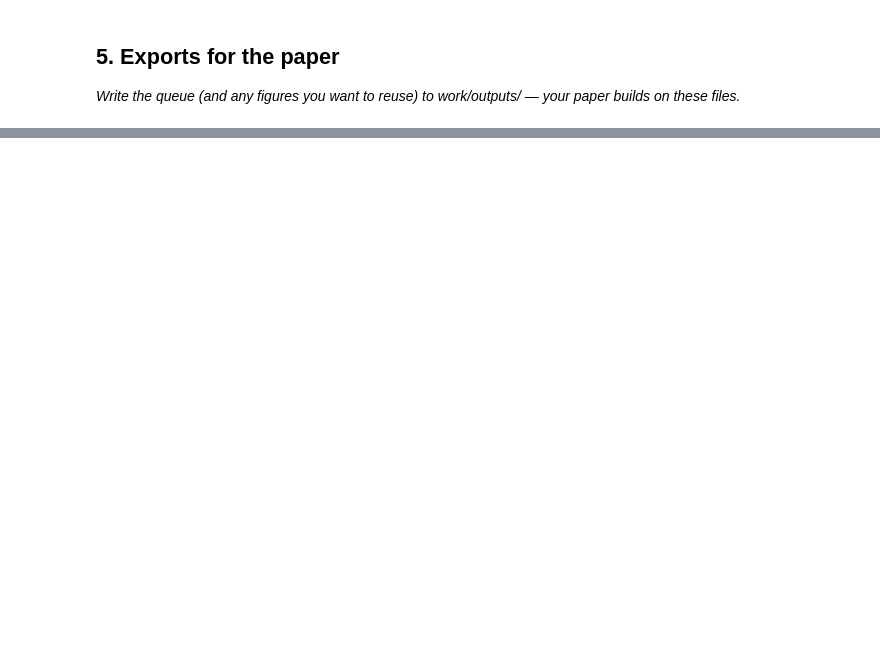
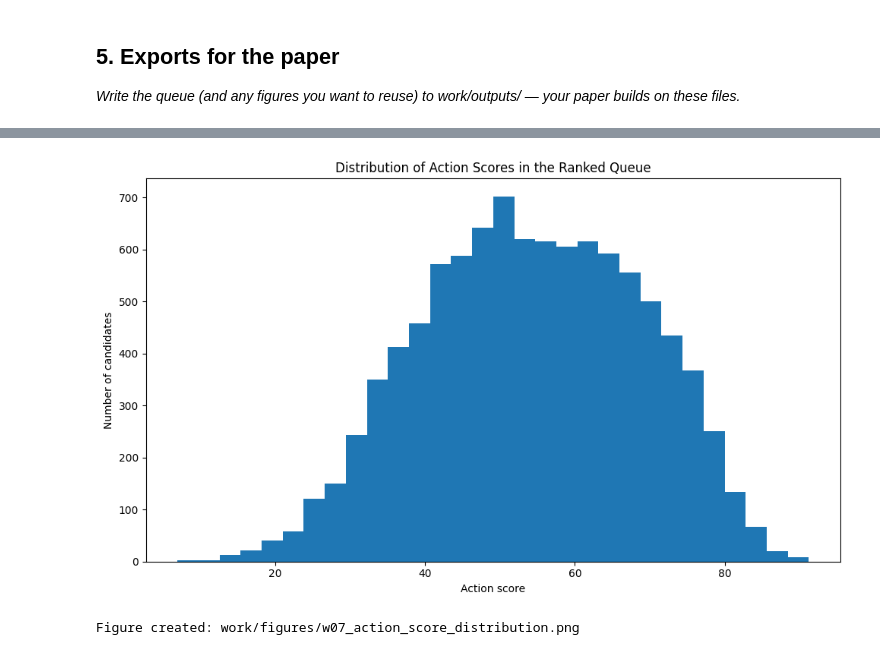
Before and after one commit to melikekaya01/flyrank-ml, a Jupyter notebook: work/notebooks/w07_action_playbook.ipynb, the cells around one changed output, grey strips where cells are left out. Saved outputs shown, nothing was run; the diff lists cells and outputs as text; code cells hidden in the pictures; blank space fills up the shorter version.

```diff
--- a/work/notebooks/w07_action_playbook.ipynb
+++ b/work/notebooks/w07_action_playbook.ipynb
@@ -43,0 +1166,30 @@ This skeleton is yours to fill. Work the sections **in order** — each one has
+# %%
+# Figure 2 — Distribution of action scores.
+
+plt.figure(figsize=(10, 6))
+plt.hist(
+    ranked_queue["action_score"],
+    bins=30,
+)
+
+plt.title("Distribution of Action Scores in the Ranked Queue")
+plt.xlabel("Action score")
+plt.ylabel("Number of candidates")
+plt.tight_layout()
+
+SCORE_FIGURE_PATH = (
+    FIGURE_DIR / "w07_action_score_distribution.png"
+)
+
+plt.savefig(
+    SCORE_FIGURE_PATH,
+    dpi=200,
+    bbox_inches="tight",
+)
+
+plt.show()
+
+print("Figure created:", SCORE_FIGURE_PATH)
+# %% [output]
+[figure, added]
+Figure created: work/figures/w07_action_score_distribution.png
```
Also changed, not shown: parts of 30 cells of this notebook.
